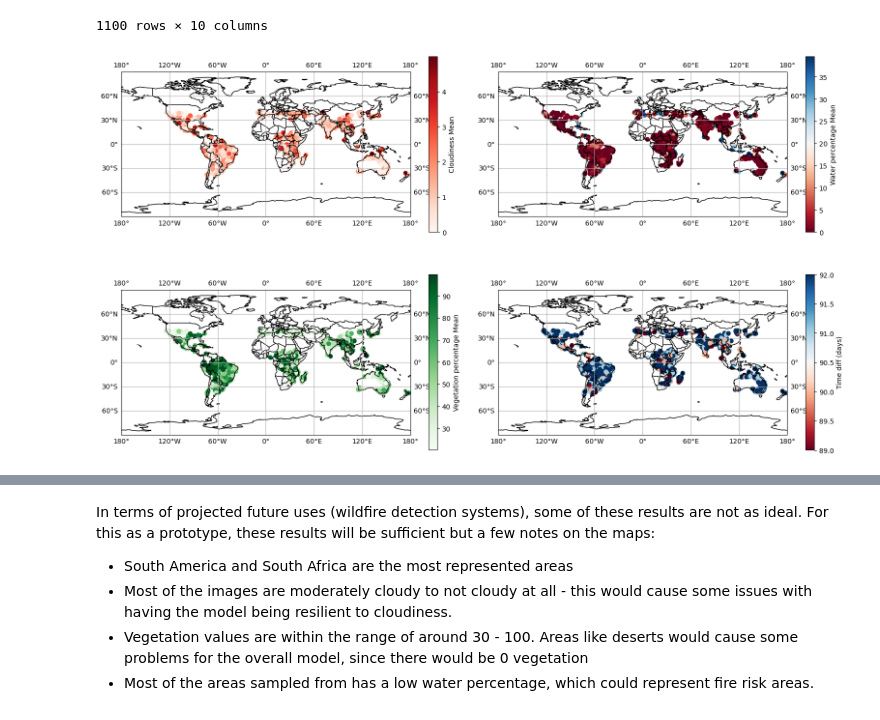
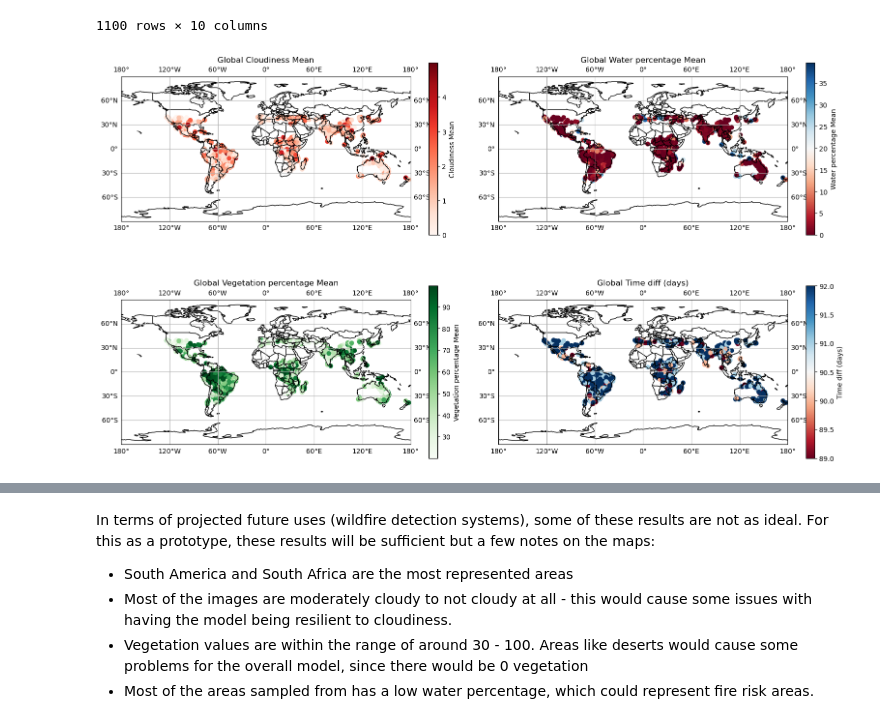
Before and after one commit to PrestonTGarcia/Terrafluence, a Jupyter notebook: Main.ipynb, the cells around one changed output, grey strips where cells are left out. Cells and saved outputs as stored; diff of their text form; code cells hidden in the pictures.

```diff
--- a/Main.ipynb
+++ b/Main.ipynb
@@ -270,16 +270,17 @@ df
 # %%
 fig, axes = plt.subplots(2, 2, figsize=(16, 10), subplot_kw={"projection": ccrs.PlateCarree()})
 color_columns = ["Cloudiness Mean", "Water percentage Mean", "Vegetation percentage Mean", "Time diff (days)"]
 cmaps = ["Reds", "RdBu", "Greens", "RdBu"]
 for i in range(len(color_columns)):
 
     axes[i // 2, i % 2].set_global()
     axes[i // 2, i % 2].coastlines()
     axes[i // 2, i % 2].add_feature(cfeature.BORDERS)
     axes[i // 2, i % 2].gridlines(draw_labels=True)
     scatter = axes[i // 2, i % 2].scatter(df["Longitudes"], df["Latitud"], c=df[color_columns[i]], cmap=cmaps[i])
     cbar = plt.colorbar(scatter, ax=axes[i // 2, i % 2], label=color_columns[i], shrink=0.7)
+    axes[i // 2, i % 2].set_title(f"Global {color_columns[i]}")
 
 plt.tight_layout()
 # %% [output]
-[figure, old version]
+[figure, new version]
```
Also changed, not shown: parts of 7 cells of this notebook.
